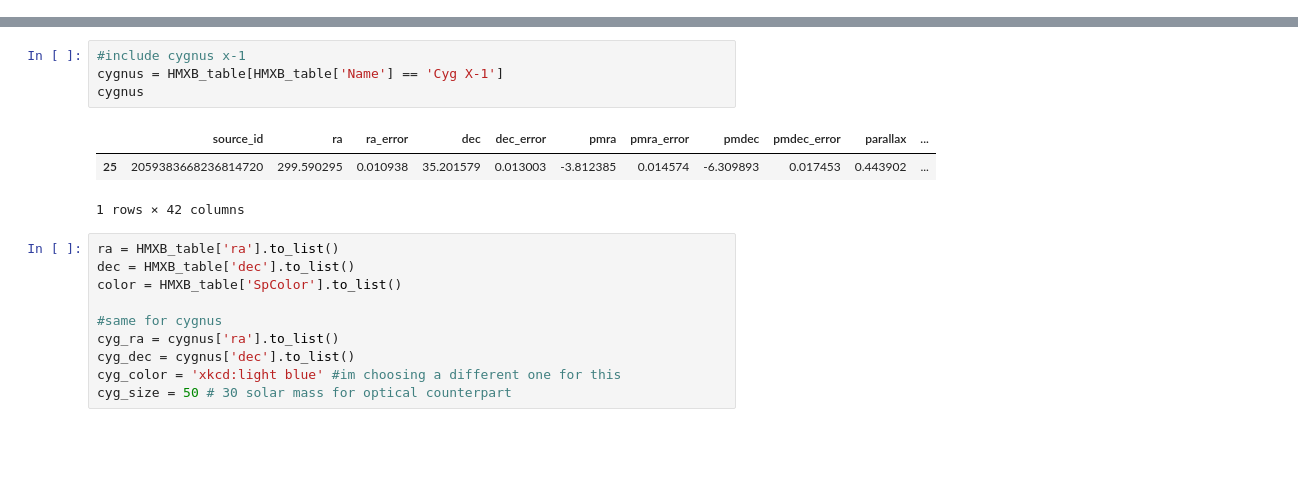
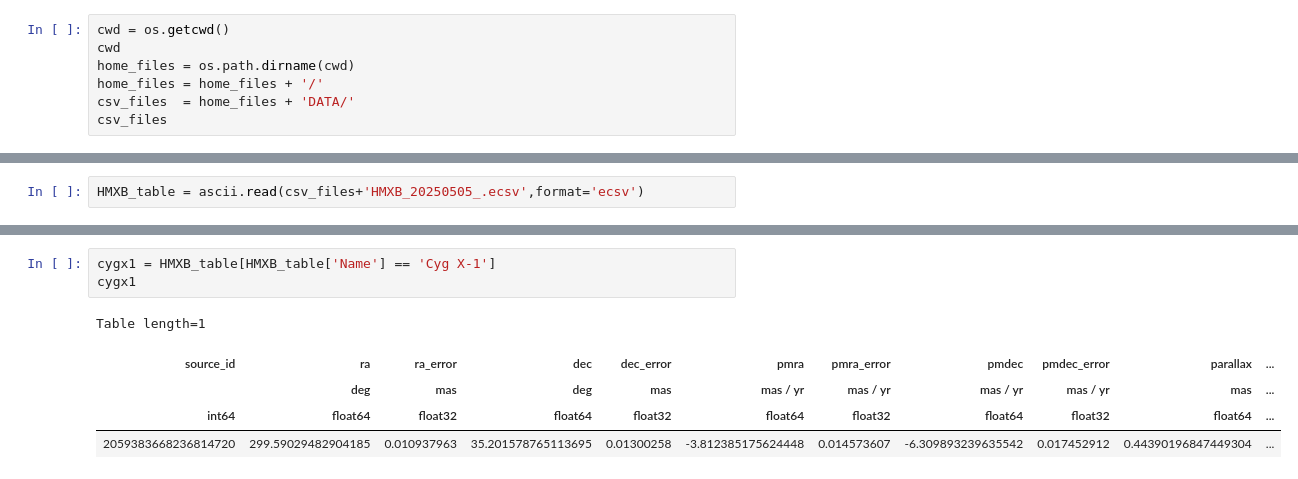
Before and after one commit to MantisShrimp2/Thesis-HMXB, a Jupyter notebook: Code/Cygnus X-1.ipynb, the cells around one changed output, grey strips where cells are left out. Drawn from its saved outputs; the diff is of its cells as text; blank space fills up the shorter version.

Commit message:
individual source hunt

```diff
--- a/Code/Cygnus X-1.ipynb
+++ b/Code/Cygnus X-1.ipynb
@@ -29,0 +22,7 @@ HMXB_table
+# %%
+cwd = os.getcwd()
+cwd
+home_files = os.path.dirname(cwd)
+home_files = home_files + '/'
+csv_files  = home_files + 'DATA/'
+csv_files
@@ -29,0 +31,2 @@ HMXB_table
+# %%
+HMXB_table = ascii.read(csv_files+'HMXB_20250505_.ecsv',format='ecsv')
@@ -30,18 +56,9 @@ HMXB_table
 # %%
-#include cygnus x-1
-cygnus = HMXB_table[HMXB_table['Name'] == 'Cyg X-1']
-cygnus
+cygx1 = HMXB_table[HMXB_table['Name'] == 'Cyg X-1']
+cygx1
 # %% [output]
+Table length=1
-|  | source_id | ra | ra_error | dec | dec_error | pmra | pmra_error | pmdec | pmdec_error | parallax | ... |
-| 25 | 2059383668236814720 | 299.590295 | 0.010938 | 35.201579 | 0.013003 | -3.812385 | 0.014574 | -6.309893 | 0.017453 | 0.443902 | ... |
+| source_id | ra | ra_error | dec | dec_error | pmra | pmra_error | pmdec | pmdec_error | parallax | ... |
+|  | deg | mas | deg | mas | mas / yr | mas / yr | mas / yr | mas / yr | mas | ... |
+| int64 | float64 | float32 | float64 | float32 | float64 | float32 | float64 | float32 | float64 | ... |
+| 2059383668236814720 | 299.59029482904185 | 0.010937963 | 35.201578765113695 | 0.01300258 | -3.812385175624448 | 0.014573607 | -6.309893239635542 | 0.017452912 | 0.44390196847449304 | ... |
-1 rows × 42 columns
-# %%
-ra = HMXB_table['ra'].to_list()
-dec = HMXB_table['dec'].to_list()
-color = HMXB_table['SpColor'].to_list()
-
-#same for cygnus
-cyg_ra = cygnus['ra'].to_list()
-cyg_dec = cygnus['dec'].to_list()
-cyg_color = 'xkcd:light blue' #im choosing a different one for this
-cyg_size = 50 # 30 solar mass for optical counterpart
```
Also changed, not shown: parts of 27 cells of this notebook, 6 other files.
